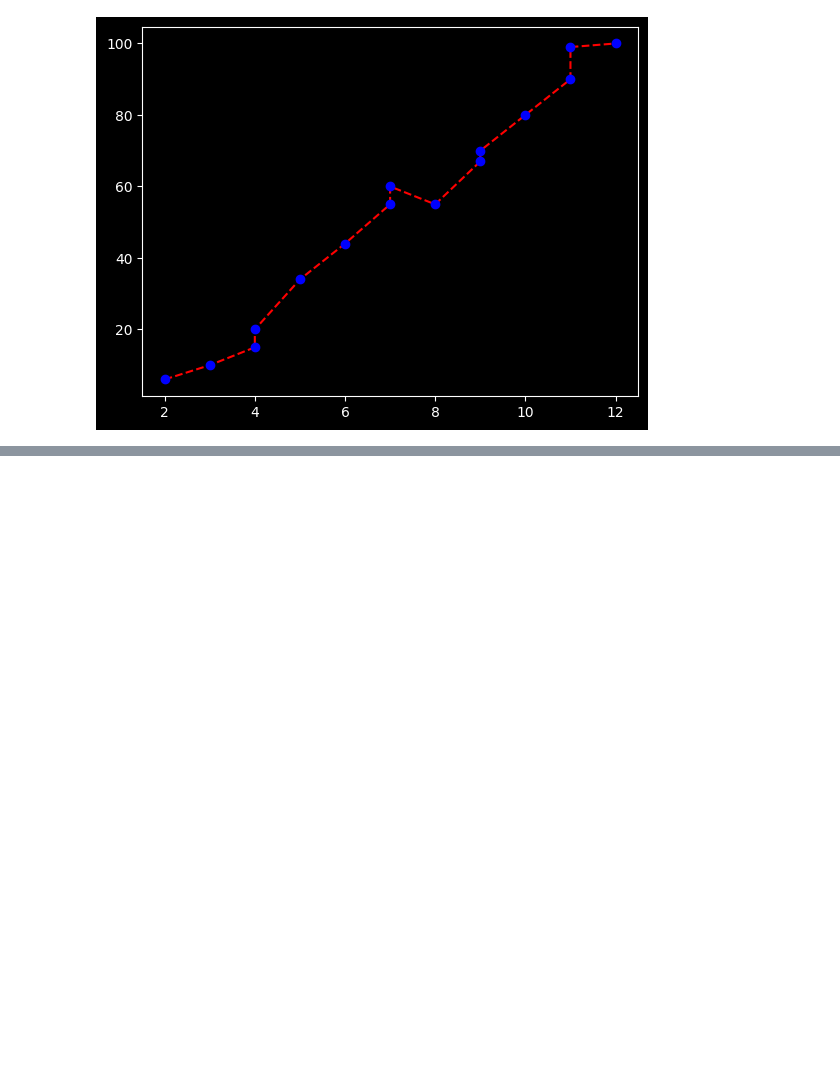
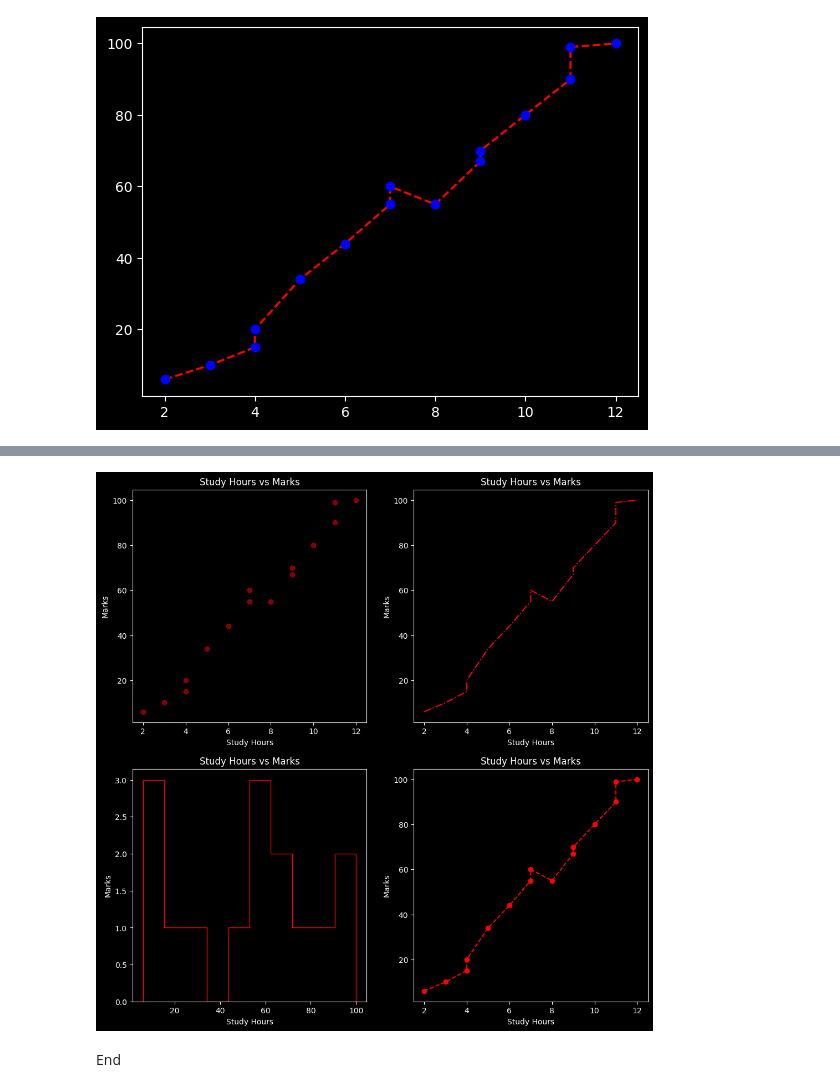
Before and after one commit to avisonstevedsouza/Matplotlib-Python, a Jupyter notebook: Subplot_in_matplotlib.ipynb, the cells around one changed output, grey strips where cells are left out. Cells and saved outputs as stored; diff of their text form; code cells hidden in the pictures; blank space fills up the shorter version.

```diff
--- a/Subplot_in_matplotlib.ipynb
+++ b/Subplot_in_matplotlib.ipynb
@@ -32,0 +99,35 @@ plt.show()
+# %%
+plt.figure(figsize=(12,12))
+
+plt.subplot(2,2,1)
+plt.scatter(study_hours,marks,color='red',alpha=0.5)
+plt.xlabel('Study Hours')
+plt.ylabel('Marks')
+plt.title("Study Hours vs Marks")
+
+plt.subplot(2,2,2)
+plt.plot(study_hours,marks,'r-.')
+plt.xlabel('Study Hours')
+plt.ylabel('Marks')
+plt.title("Study Hours vs Marks")
+
+plt.subplot(2,2,3)
+plt.hist(marks,color='red',histtype='step')
+plt.xlabel('Study Hours')
+plt.ylabel('Marks')
+plt.title("Study Hours vs Marks")
+
+plt.subplot(2,2,4)
+plt.plot(study_hours,marks,'r--')
+plt.plot(study_hours,marks,'ro')
+plt.xlabel('Study Hours')
+plt.ylabel('Marks')
+plt.title("Study Hours vs Marks")
+
+plt.savefig('/content/sample_data/full_data.png',facecolor='k')
+
+plt.show()
+# %% [output]
+[figure, added]
+# %% [markdown]
+End
```
Also changed, not shown: parts of 5 cells of this notebook.
